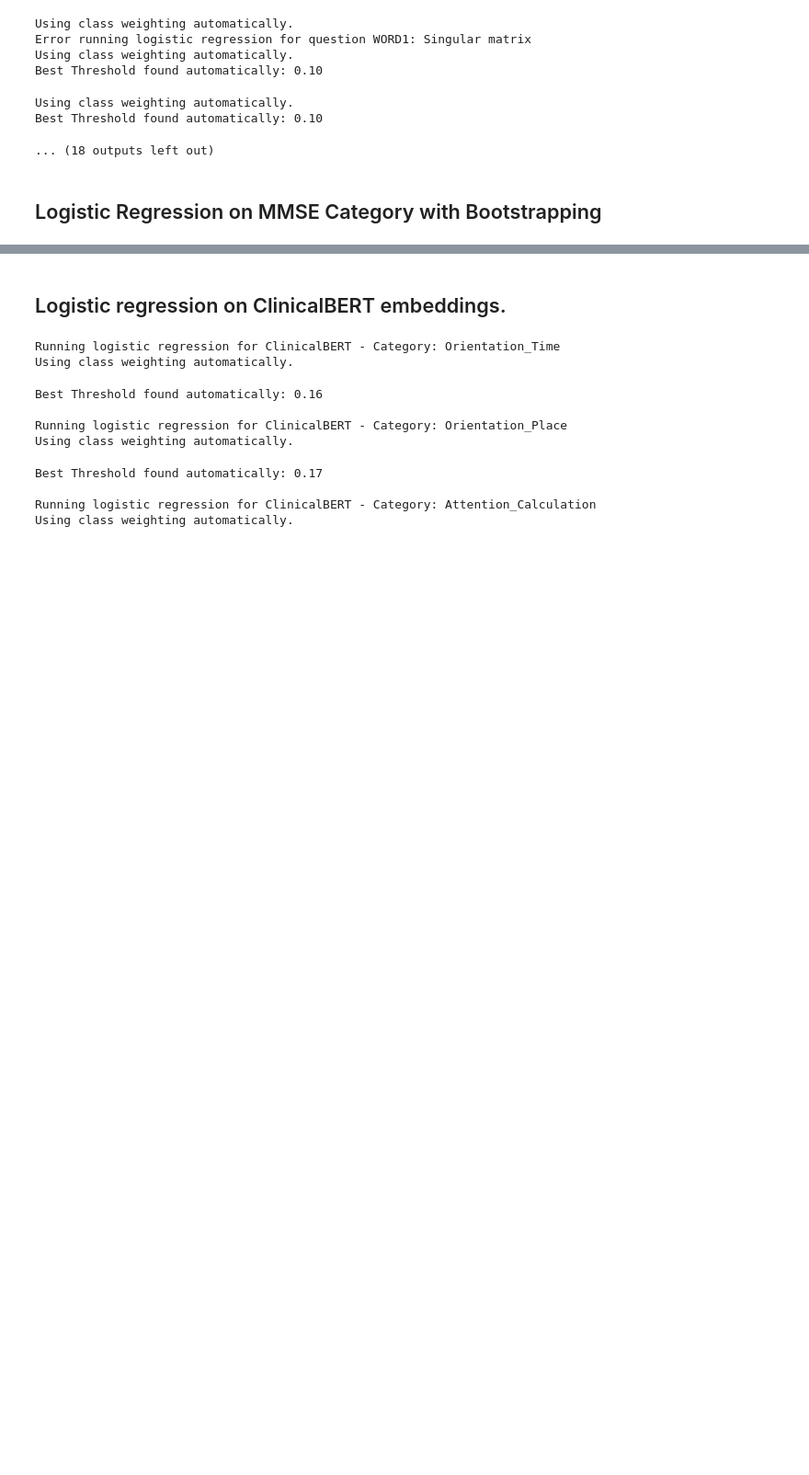
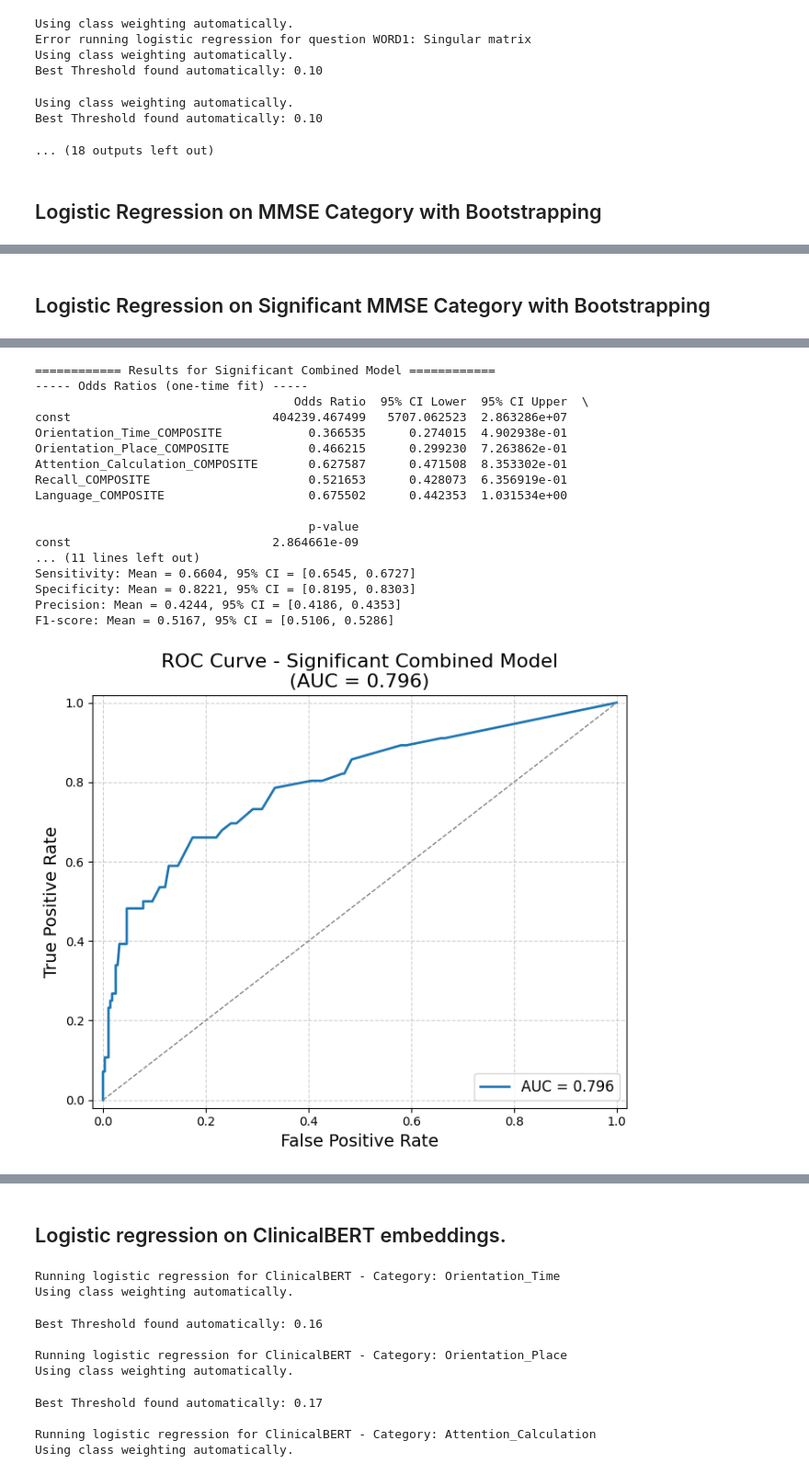
Before and after one commit to LisanKuruppu/bacheloroppgave, a Jupyter notebook: Logisitc_Analysis.ipynb, the cells around one changed output, grey strips where cells are left out. Shown at 92% size. Cells and saved outputs as stored; diff of their text form; code cells hidden in the pictures; blank space fills up the shorter version.

```diff
--- a/Logisitc_Analysis.ipynb
+++ b/Logisitc_Analysis.ipynb
@@ -390,6 +391,22 @@ if skipped_questions:
 # # (Optional) Plot ROC Curve for each question
 # for result in question_results:
 #     plot_roc_curve(result["True Labels"], result["Predicted Probabilities"], title=f"ROC Curve - {result['Question']}")
+
+# Select good questions based on AUC and p-value thresholds
+good_questions, bad_questions = select_good_questions(question_results, auc_threshold=0.55, pval_threshold=0.05)
+print("\n===== Good Questions =====")
+for q in good_questions:
+    print(q)
+
+print("\n===== Bad Questions =====")
+for q in bad_questions:
+    print(q)
+
+# Update categories with good questions
+updated_categories_questions = update_categories_with_good_questions(categories, good_questions)
+print("\n===== Updated Categories with Good Questions =====")
+for cat_name, questions in updated_categories_questions.items():
+    print(f"{cat_name}: {questions}")
 # %% [output]
 Using class weighting automatically.
 Best Threshold found automatically: 0.16
@@ -600,0 +610,46 @@ F1-score: Mean = 0.2801, 95% CI = [0.2716, 0.2875]
+# %% [markdown]
+## Logistic Regression on Significant MMSE Category with Bootstrapping
+# %%
+# Prepare train and test data for combined model
+X_train_significant = df_train[significant_categories_]
+X_test_significant = df_test[significant_categories_]
+y_train_significant = df_train['AD']
+y_test_significant = df_test['AD']
+
+# Check correlations
+corr_matrix = X_train_significant.corr()
+print("\n🔎 Correlation matrix between significant categories:\n", corr_matrix)
+
+# Remove highly correlated composites (>0.90)
+features_to_drop = drop_highly_correlated_features(X_train_significant, threshold=0.90)
+
+# Drop them
+X_train_final = X_train_significant.drop(columns=features_to_drop)
+X_test_final = X_test_significant.drop(columns=features_to_drop)
+print(f"\nDropped features due to high correlation: {features_to_drop}")
+
+# Run logistic regression on significant combined model
+significant_combined_results = bootstrap_metrics(
+    df_train=X_train_final,
+    df_test=X_test_final,
+    independent_vars=X_train_final.columns.tolist(),
+    dep_var_train=y_train_significant,
+    dep_var_test=y_test_significant,
+    n_bootstrap=1000
+)
+
+# Display new combined model
+print("\n============ Results for Significant Combined Model ============")
+print("----- Odds Ratios (one-time fit) -----")
+print(significant_combined_results["Odds Ratios (one-time fit)"])
+
+print(f"\nBest Threshold Automatically Found: {significant_combined_results['Best Threshold']:.2f}")
+
+print("\n----- Bootstrapped Metrics (1000 runs) -----")
+for metric, (mean, ci) in significant_combined_results["Bootstrapped Metrics"].items():
+    print(f"{metric}: Mean = {mean:.4f}, 95% CI = [{ci[0]:.4f}, {ci[1]:.4f}]")
+
+# Plot ROC Curve
+plot_roc_curve(significant_combined_results["True Labels"], significant_combined_results["Predicted Probabilities"], title="ROC Curve - Significant Combined Model"
+)
+# %% [output]
@@ -600,0 +673,18 @@ F1-score: Mean = 0.2801, 95% CI = [0.2716, 0.2875]
+============ Results for Significant Combined Model ============
+----- Odds Ratios (one-time fit) -----
+                                    Odds Ratio  95% CI Lower  95% CI Upper  \
+const                            404239.467499   5707.062523  2.863286e+07
+Orientation_Time_COMPOSITE            0.366535      0.274015  4.902938e-01
+Orientation_Place_COMPOSITE           0.466215      0.299230  7.263862e-01
+Attention_Calculation_COMPOSITE       0.627587      0.471508  8.353302e-01
+Recall_COMPOSITE                      0.521653      0.428073  6.356919e-01
+Language_COMPOSITE                    0.675502      0.442353  1.031534e+00
+
+                                      p-value
+const                            2.864661e-09
+... (11 lines left out)
+Sensitivity: Mean = 0.6604, 95% CI = [0.6545, 0.6727]
+Specificity: Mean = 0.8221, 95% CI = [0.8195, 0.8303]
+Precision: Mean = 0.4244, 95% CI = [0.4186, 0.4353]
+F1-score: Mean = 0.5167, 95% CI = [0.5106, 0.5286]
+[figure, added]
```
Also changed, not shown: parts of 21 cells of this notebook, 19 other files.
